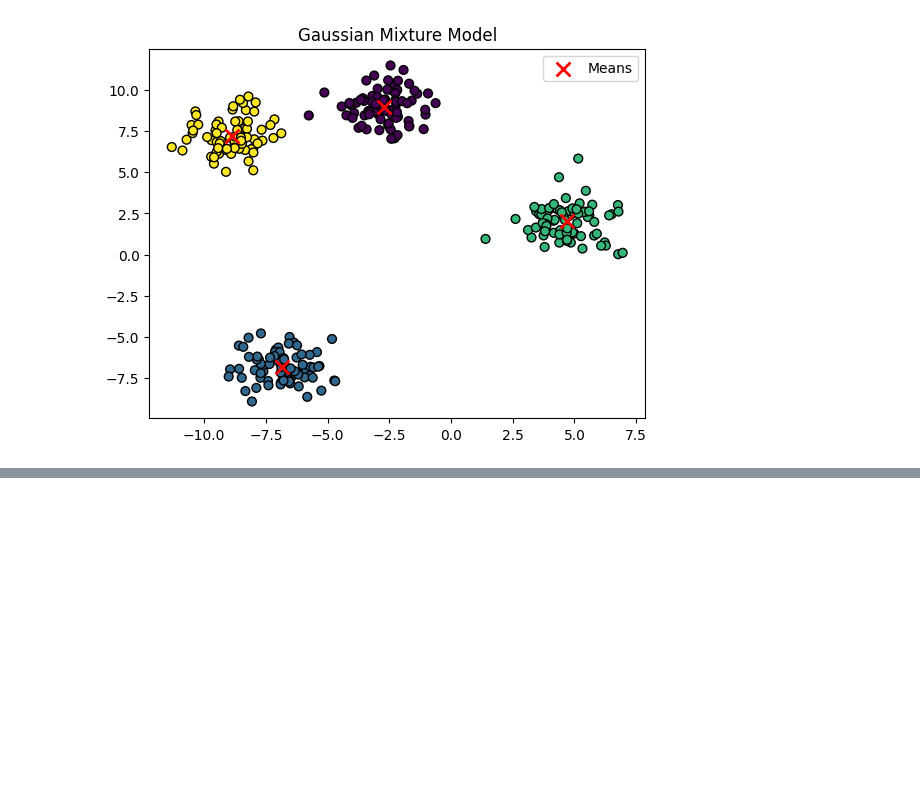
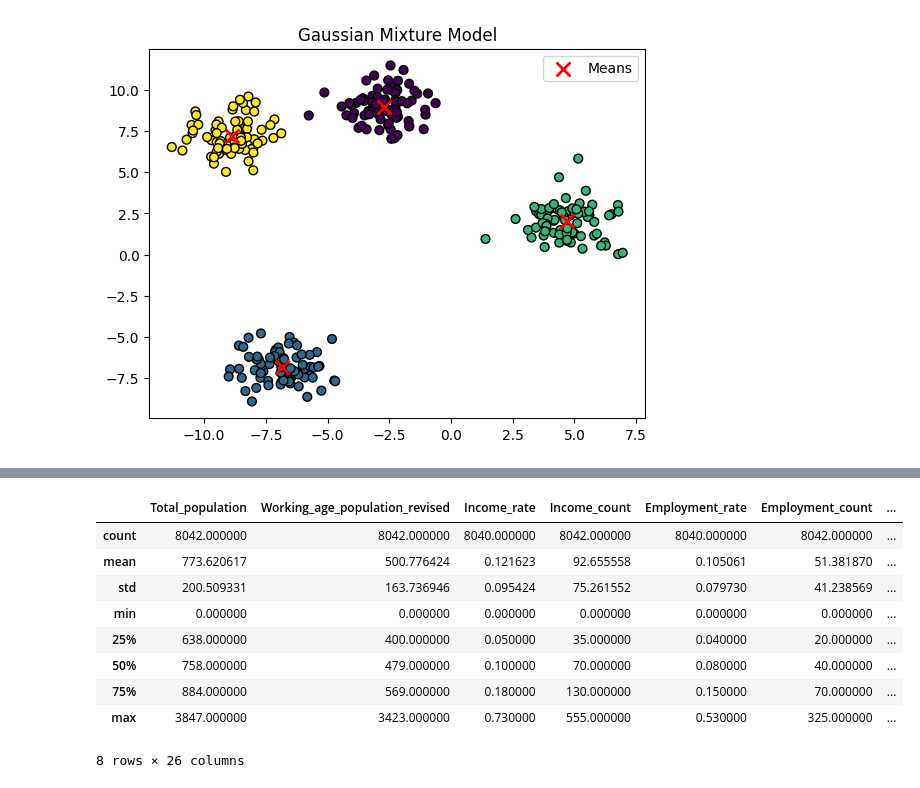
Before and after one commit to Akarshan-Jaiswal/Project_ALBA, a Jupyter notebook: notebooks/Clustering_Scripts.ipynb, the cells around one changed output, grey strips where cells are left out. Drawn from its saved outputs; the diff is of its cells as text; code cells hidden in the pictures; blank space fills up the shorter version.

```diff
--- a/notebooks/Clustering_Scripts.ipynb
+++ b/notebooks/Clustering_Scripts.ipynb
@@ -33,0 +72,13 @@ plt.show()
+# %%
+dataset.describe()
+# %% [output]
+|  | Total_population | Working_age_population_revised | Income_rate | Income_count | Employment_rate | Employment_count | ... |
+| count | 8042.000000 | 8042.000000 | 8040.000000 | 8042.000000 | 8040.000000 | 8042.000000 | ... |
+| mean | 773.620617 | 500.776424 | 0.121623 | 92.655558 | 0.105061 | 51.381870 | ... |
+| std | 200.509331 | 163.736946 | 0.095424 | 75.261552 | 0.079730 | 41.238569 | ... |
+| min | 0.000000 | 0.000000 | 0.000000 | 0.000000 | 0.000000 | 0.000000 | ... |
+| 25% | 638.000000 | 400.000000 | 0.050000 | 35.000000 | 0.040000 | 20.000000 | ... |
+| 50% | 758.000000 | 479.000000 | 0.100000 | 70.000000 | 0.080000 | 40.000000 | ... |
+| 75% | 884.000000 | 569.000000 | 0.180000 | 130.000000 | 0.150000 | 70.000000 | ... |
+| max | 3847.000000 | 3423.000000 | 0.730000 | 555.000000 | 0.530000 | 325.000000 | ... |
+8 rows × 26 columns
```
Also changed, not shown: parts of 5 cells of this notebook.
